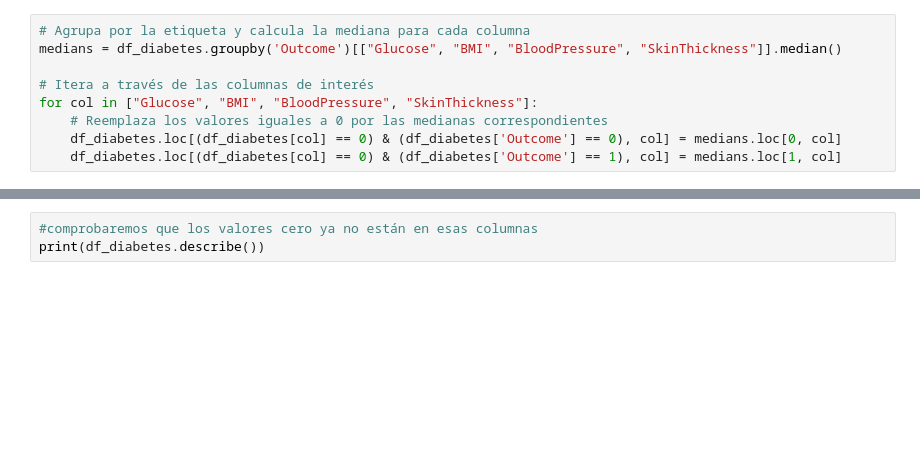
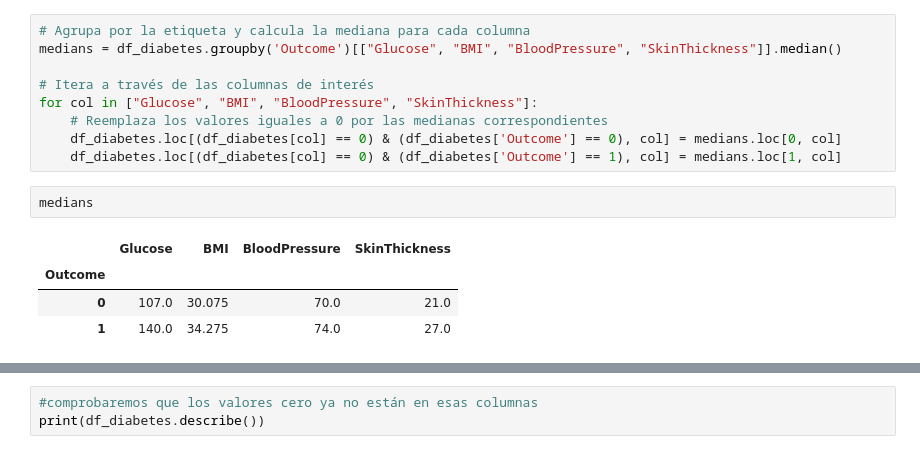
Before and after one commit to agustin29a/Grupo2_PP1, a Jupyter notebook: src/PP1_DIABETES_REG_LOGISTICA.ipynb, the cells around one changed output, grey strips where cells are left out. Cells and saved outputs as stored; diff of their text form; blank space fills up the shorter version.

```diff
--- a/src/PP1_DIABETES_REG_LOGISTICA.ipynb
+++ b/src/PP1_DIABETES_REG_LOGISTICA.ipynb
@@ -57,6 +60,13 @@ for col in ["Glucose", "BMI", "BloodPressure", "SkinThickness"]:
     # Reemplaza los valores iguales a 0 por las medianas correspondientes
     df_diabetes.loc[(df_diabetes[col] == 0) & (df_diabetes['Outcome'] == 0), col] = medians.loc[0, col]
     df_diabetes.loc[(df_diabetes[col] == 0) & (df_diabetes['Outcome'] == 1), col] = medians.loc[1, col]
+# %%
+medians
+# %% [output]
+|  | Glucose | BMI | BloodPressure | SkinThickness |
+| Outcome |  |  |  |  |
+| 0 | 107.0 | 30.075 | 70.0 | 21.0 |
+| 1 | 140.0 | 34.275 | 74.0 | 27.0 |
 # %%
 # Filtra las filas donde 'Insulin' no sea igual a cero y agrupa por 'Outcome'
 filtered_data = df_diabetes[df_diabetes['Insulin'] != 0]
```
Also changed, not shown: parts of 13 cells of this notebook.
